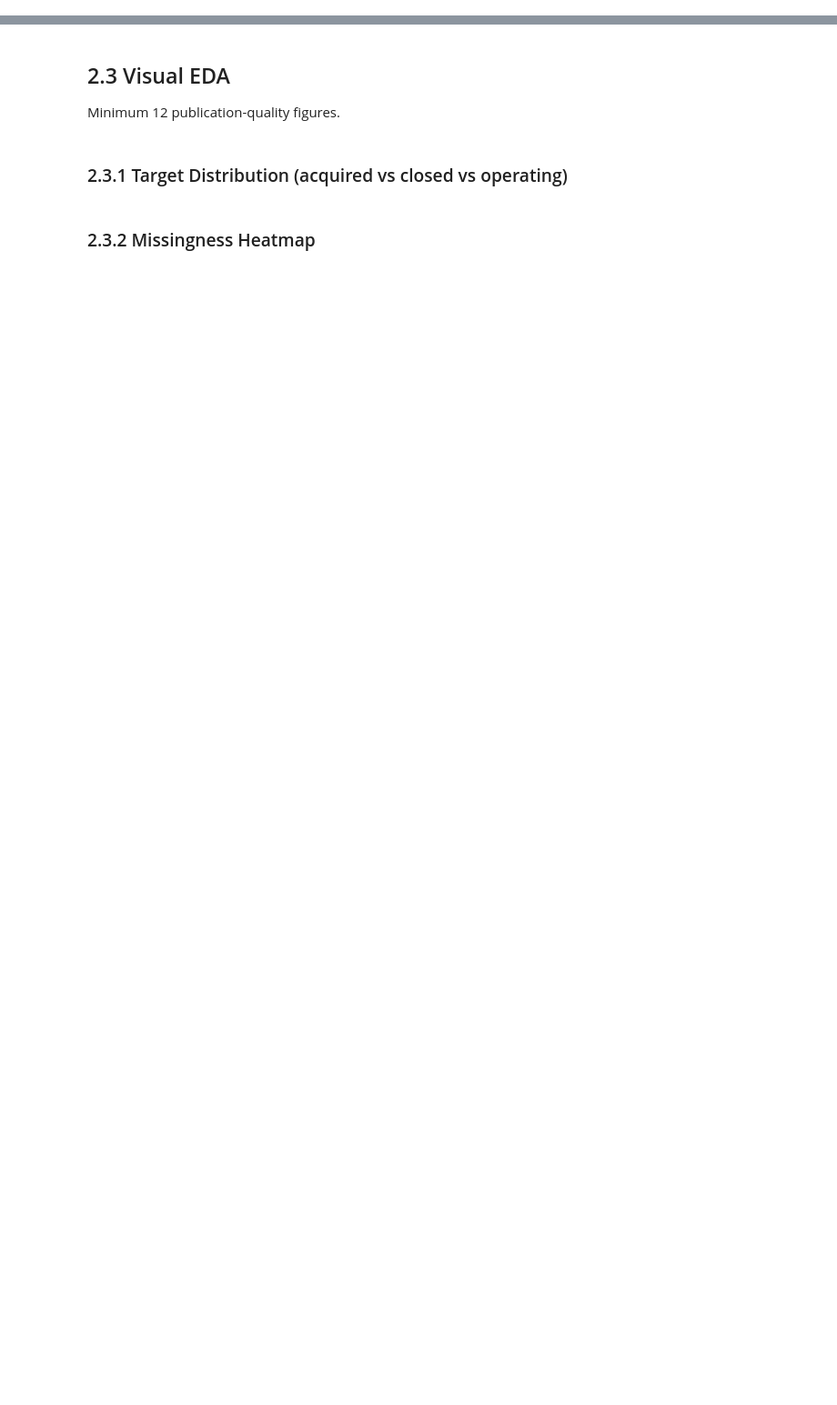
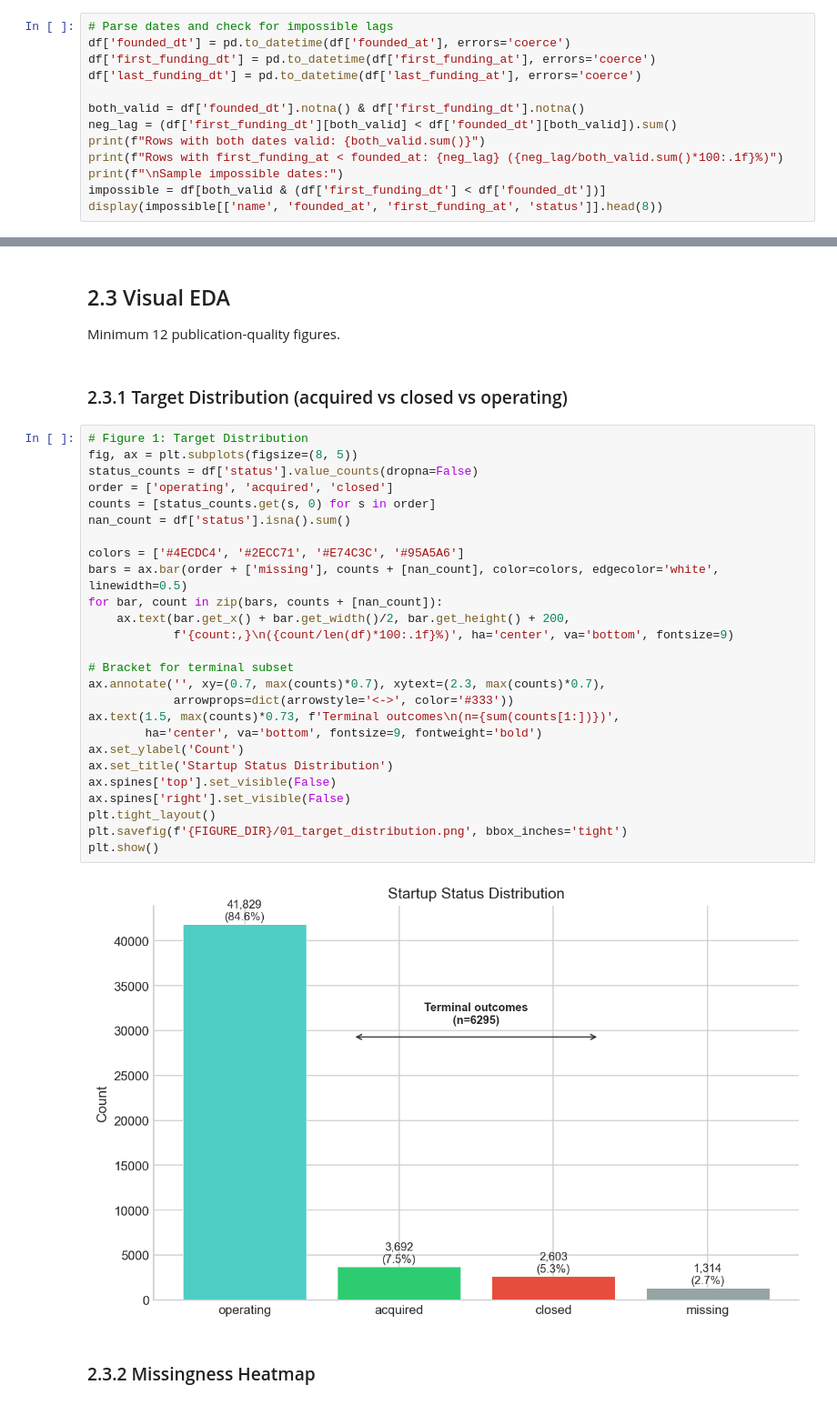
Before and after one commit to uleso26/Predictive-Analytics-Individual-Coursework-, a Jupyter notebook: notebooks/02_eda.ipynb, the cells around one changed output, grey strips where cells are left out. Shown at 91% size. Saved outputs shown, nothing was run; the diff lists cells and outputs as text; blank space fills up the shorter version.

Commit message:
[Third Phase] Exploratory data analysis with 12 diagnostic visuals

```diff
--- a/notebooks/02_eda.ipynb
+++ b/notebooks/02_eda.ipynb
@@ -40,0 +169,13 @@ Before any plots — systematic data quality checks:
+# %%
+# Parse dates and check for impossible lags
+df['founded_dt'] = pd.to_datetime(df['founded_at'], errors='coerce')
+df['first_funding_dt'] = pd.to_datetime(df['first_funding_at'], errors='coerce')
+df['last_funding_dt'] = pd.to_datetime(df['last_funding_at'], errors='coerce')
+
+both_valid = df['founded_dt'].notna() & df['first_funding_dt'].notna()
+neg_lag = (df['first_funding_dt'][both_valid] < df['founded_dt'][both_valid]).sum()
+print(f"Rows with both dates valid: {both_valid.sum()}")
+print(f"Rows with first_funding_at < founded_at: {neg_lag} ({neg_lag/both_valid.sum()*100:.1f}%)")
+print(f"\nSample impossible dates:")
+impossible = df[both_valid & (df['first_funding_dt'] < df['founded_dt'])]
+display(impossible[['name', 'founded_at', 'first_funding_at', 'status']].head(8))
@@ -44,5 +230,33 @@ Before any plots — systematic data quality checks:
 Minimum 12 publication-quality figures.
 # %% [markdown]
 ### 2.3.1 Target Distribution (acquired vs closed vs operating)
+# %%
+# Figure 1: Target Distribution
+fig, ax = plt.subplots(figsize=(8, 5))
+status_counts = df['status'].value_counts(dropna=False)
+order = ['operating', 'acquired', 'closed']
+counts = [status_counts.get(s, 0) for s in order]
+nan_count = df['status'].isna().sum()
+
+colors = ['#4ECDC4', '#2ECC71', '#E74C3C', '#95A5A6']
+bars = ax.bar(order + ['missing'], counts + [nan_count], color=colors, edgecolor='white', linewidth=0.5)
+for bar, count in zip(bars, counts + [nan_count]):
+    ax.text(bar.get_x() + bar.get_width()/2, bar.get_height() + 200,
+            f'{count:,}\n({count/len(df)*100:.1f}%)', ha='center', va='bottom', fontsize=9)
+
+# Bracket for terminal subset
+ax.annotate('', xy=(0.7, max(counts)*0.7), xytext=(2.3, max(counts)*0.7),
+            arrowprops=dict(arrowstyle='<->', color='#333'))
+ax.text(1.5, max(counts)*0.73, f'Terminal outcomes\n(n={sum(counts[1:])})',
+        ha='center', va='bottom', fontsize=9, fontweight='bold')
+ax.set_ylabel('Count')
+ax.set_title('Startup Status Distribution')
+ax.spines['top'].set_visible(False)
+ax.spines['right'].set_visible(False)
+plt.tight_layout()
+plt.savefig(f'{FIGURE_DIR}/01_target_distribution.png', bbox_inches='tight')
+plt.show()
+# %% [output]
+[figure, added]
 # %% [markdown]
 ### 2.3.2 Missingness Heatmap
```
Also changed, not shown: parts of 32 cells of this notebook, 15 other files.
